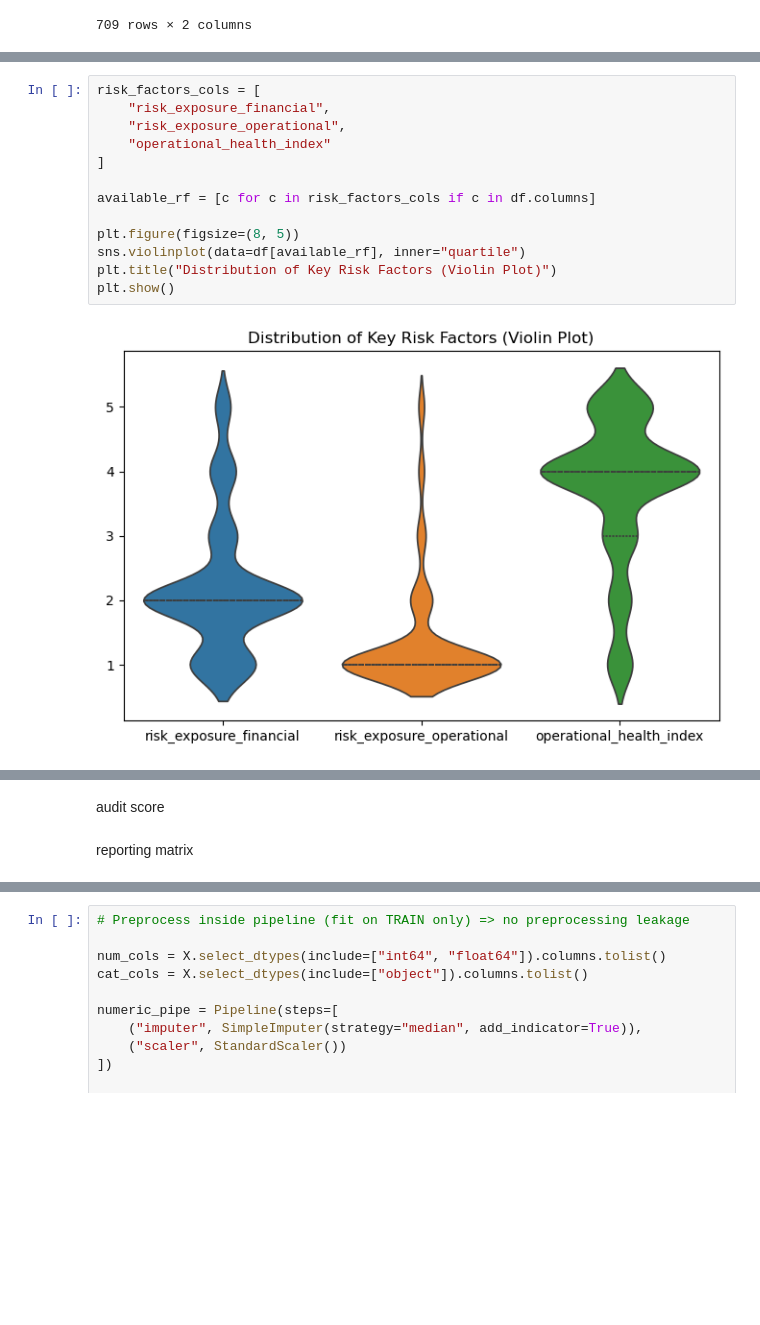
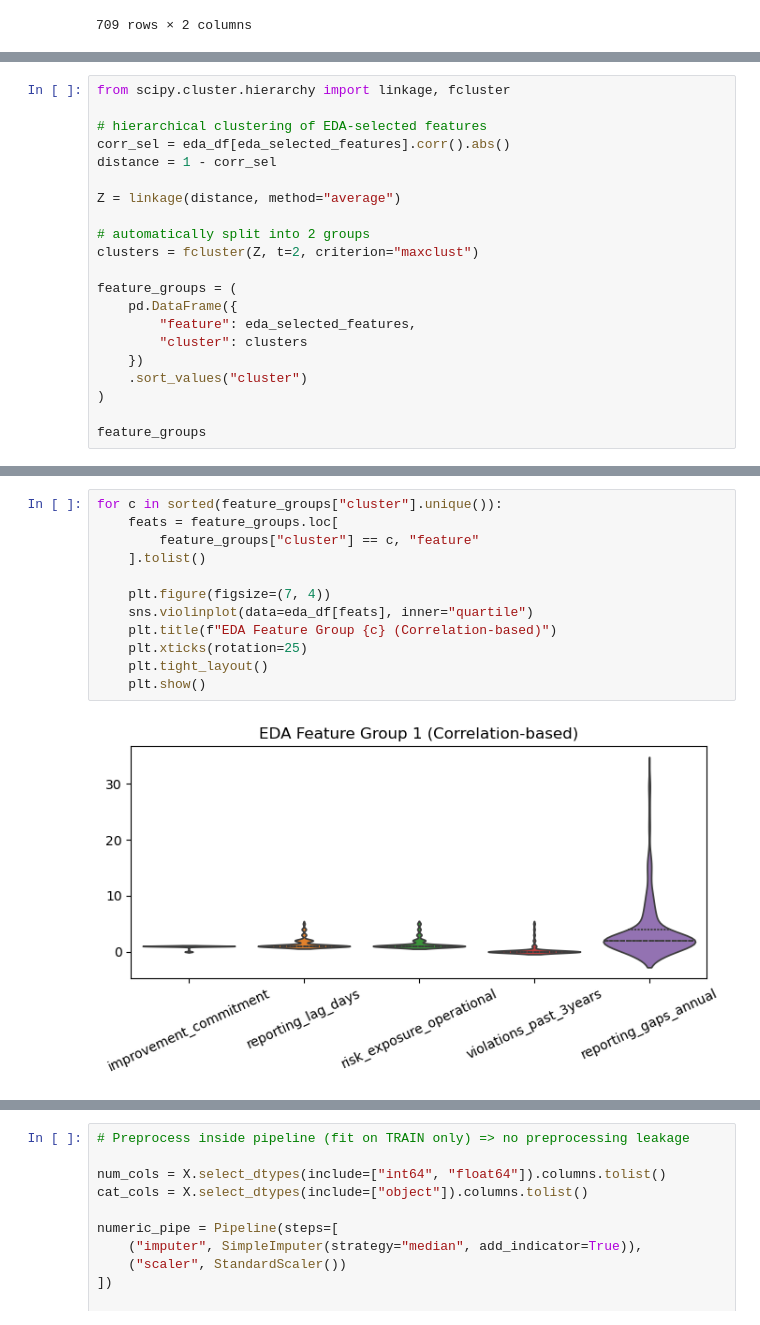
Before and after one commit to deniztaylan06/PROJECT_321551, a Jupyter notebook: main.ipynb, the cells around one changed output, grey strips where cells are left out. Cells and saved outputs as stored; diff of their text form; blank space fills up the shorter version.

```diff
--- a/main.ipynb
+++ b/main.ipynb
@@ -396,0 +546,21 @@ boxplot
+# %%
+from scipy.cluster.hierarchy import linkage, fcluster
+
+# hierarchical clustering of EDA-selected features
+corr_sel = eda_df[eda_selected_features].corr().abs()
+distance = 1 - corr_sel
+
+Z = linkage(distance, method="average")
+
+# automatically split into 2 groups
+clusters = fcluster(Z, t=2, criterion="maxclust")
+
+feature_groups = (
+    pd.DataFrame({
+        "feature": eda_selected_features,
+        "cluster": clusters
+    })
+    .sort_values("cluster")
+)
+
+feature_groups
@@ -397,15 +586,14 @@ boxplot
 # %%
-risk_factors_cols = [
-    "risk_exposure_financial",
-    "risk_exposure_operational",
-    "operational_health_index"
-]
+for c in sorted(feature_groups["cluster"].unique()):
+    feats = feature_groups.loc[
+        feature_groups["cluster"] == c, "feature"
+    ].tolist()
 
-available_rf = [c for c in risk_factors_cols if c in df.columns]
-
-plt.figure(figsize=(8, 5))
-sns.violinplot(data=df[available_rf], inner="quartile")
-plt.title("Distribution of Key Risk Factors (Violin Plot)")
-plt.show()
+    plt.figure(figsize=(7, 4))
+    sns.violinplot(data=eda_df[feats], inner="quartile")
+    plt.title(f"EDA Feature Group {c} (Correlation-based)")
+    plt.xticks(rotation=25)
+    plt.tight_layout()
+    plt.show()
 # %% [output]
-[figure, old version]
+[figure, new version]
@@ -412,4 +600,0 @@ plt.show()
-# %% [markdown]
-audit score
-# %% [markdown]
-reporting matrix
```
Also changed, not shown: parts of 56 cells of this notebook.
